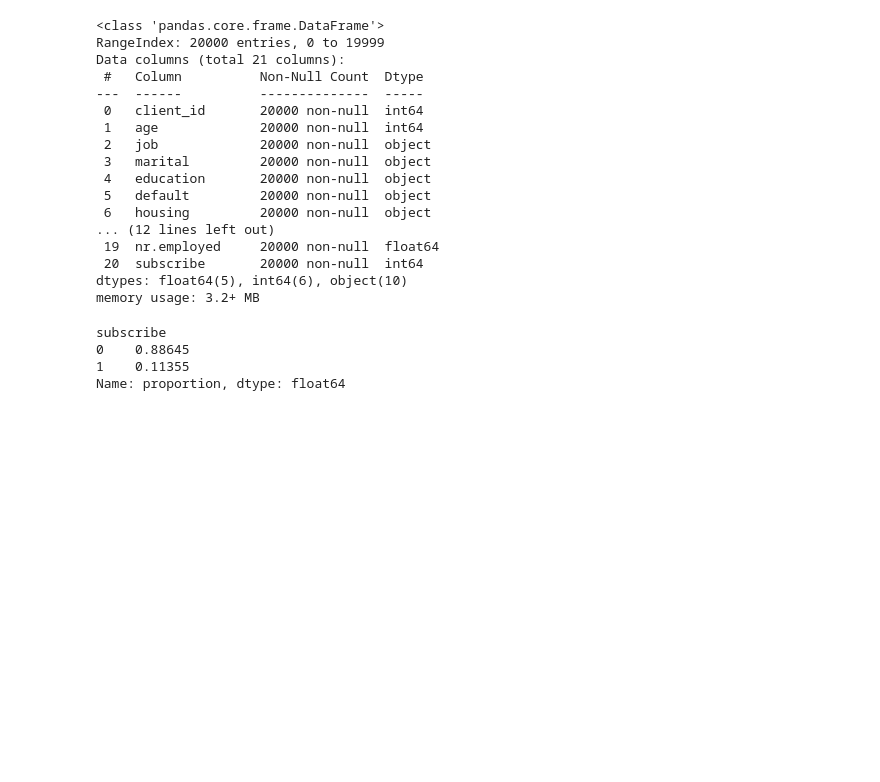
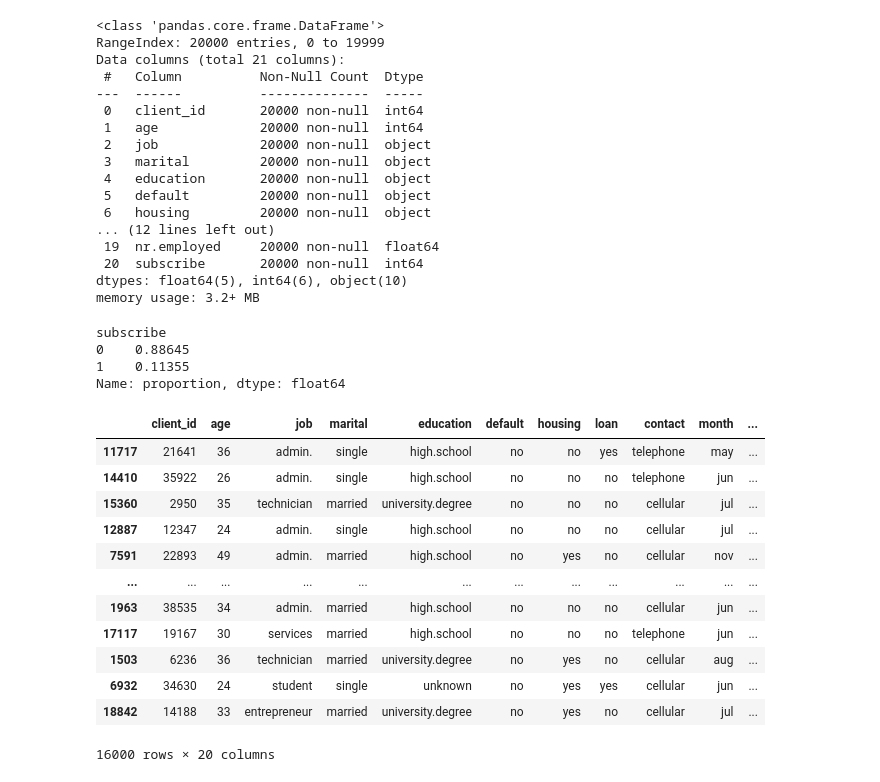
Before and after one commit to mathieu-peran/SML-ML-benchmark, a Jupyter notebook: benchmark_code.ipynb, the cells around one changed output. Drawn from its saved outputs; the diff is of its cells as text; code cells hidden in the pictures; blank space fills up the shorter version.

```diff
--- a/benchmark_code.ipynb
+++ b/benchmark_code.ipynb
@@ -137,0 +147,16 @@ models = {
+# %%
+X_train
+# %% [output]
+|  | client_id | age | job | marital | education | default | housing | loan | contact | month | ... |
+| 11717 | 21641 | 36 | admin. | single | high.school | no | no | yes | telephone | may | ... |
+| 14410 | 35922 | 26 | admin. | single | high.school | no | no | no | telephone | jun | ... |
+| 15360 | 2950 | 35 | technician | married | university.degree | no | no | no | cellular | jul | ... |
+| 12887 | 12347 | 24 | admin. | single | high.school | no | no | no | cellular | jul | ... |
+| 7591 | 22893 | 49 | admin. | married | high.school | no | yes | no | cellular | nov | ... |
+| ... | ... | ... | ... | ... | ... | ... | ... | ... | ... | ... | ... |
+| 1963 | 38535 | 34 | admin. | married | high.school | no | no | no | cellular | jun | ... |
+| 17117 | 19167 | 30 | services | married | high.school | no | no | no | telephone | jun | ... |
+| 1503 | 6236 | 36 | technician | married | university.degree | no | yes | no | cellular | aug | ... |
+| 6932 | 34630 | 24 | student | single | unknown | no | yes | yes | cellular | jun | ... |
+| 18842 | 14188 | 33 | entrepreneur | married | university.degree | no | yes | no | cellular | jul | ... |
+16000 rows × 20 columns
```
Also changed, not shown: parts of 16 cells of this notebook, 3 other files.
